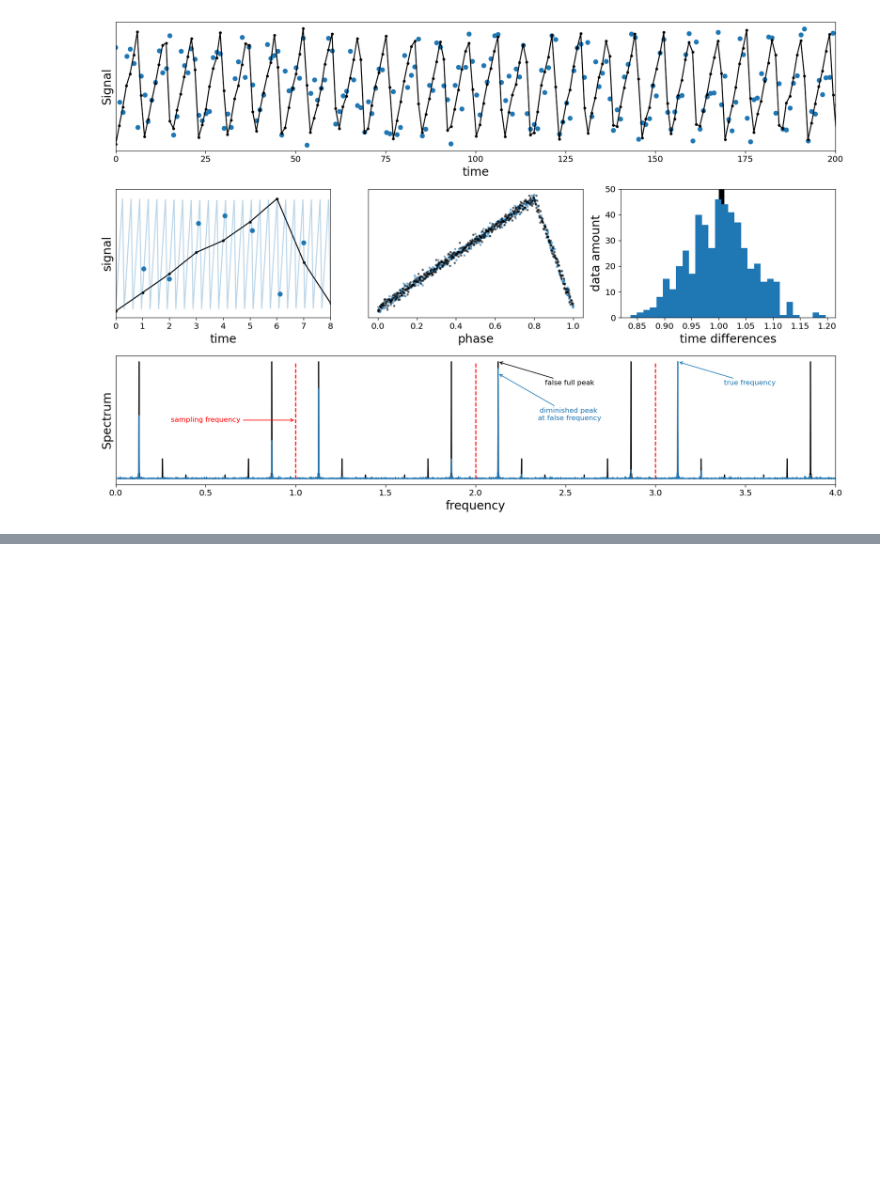
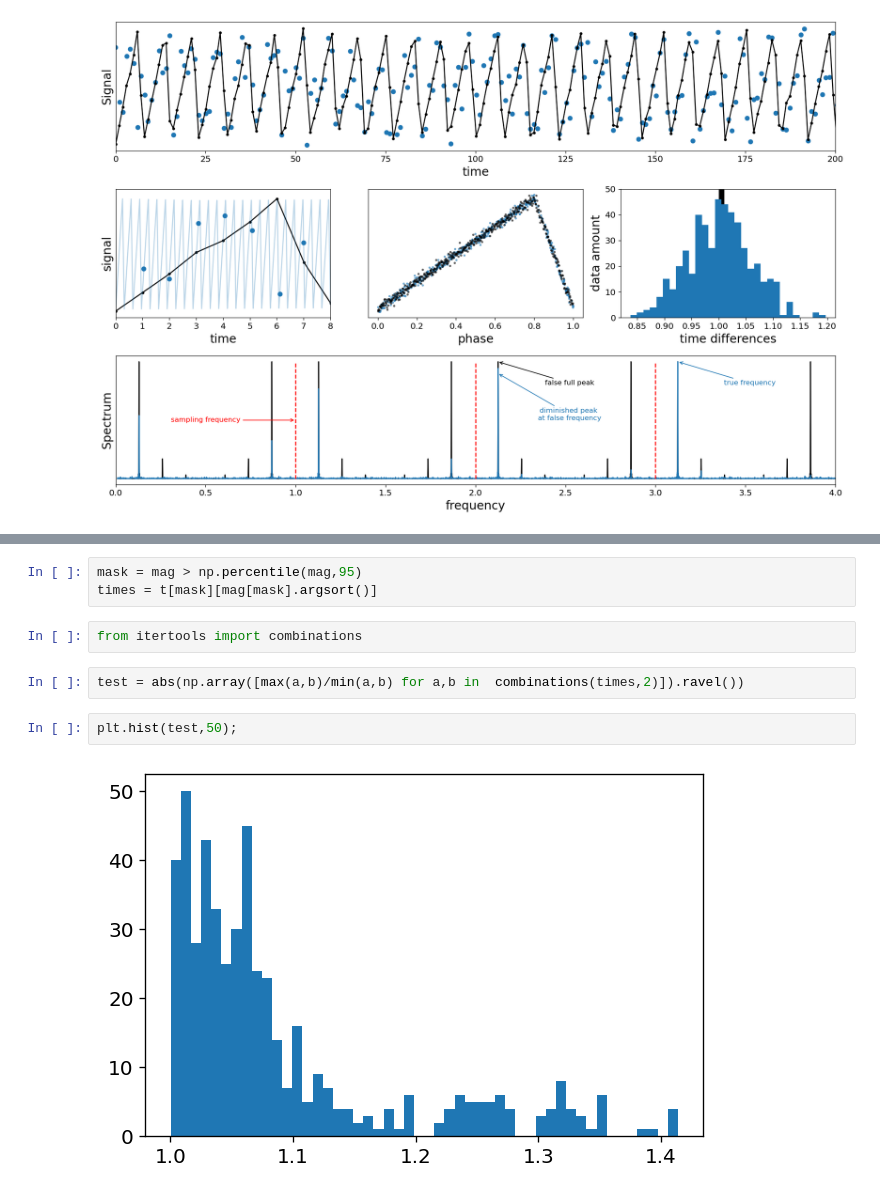
Before and after one commit to JacobHilbert/another-spectrum, a Jupyter notebook: code/methodology/implementation.ipynb, the cells around one changed output, grey strips where cells are left out. Saved outputs shown, nothing was run; the diff lists cells and outputs as text; blank space fills up the shorter version.

```diff
--- a/code/methodology/implementation.ipynb
+++ b/code/methodology/implementation.ipynb
@@ -636,0 +647,11 @@ plt.savefig("../../text/img/uneven_advantage.pdf")
+# %%
+mask = mag > np.percentile(mag,95)
+times = t[mask][mag[mask].argsort()]
+# %%
+from itertools import combinations
+# %%
+test = abs(np.array([max(a,b)/min(a,b) for a,b in  combinations(times,2)]).ravel())
+# %%
+plt.hist(test,50);
+# %% [output]
+[figure, added]
```
Also changed, not shown: parts of 6 cells of this notebook, 10 other files.
